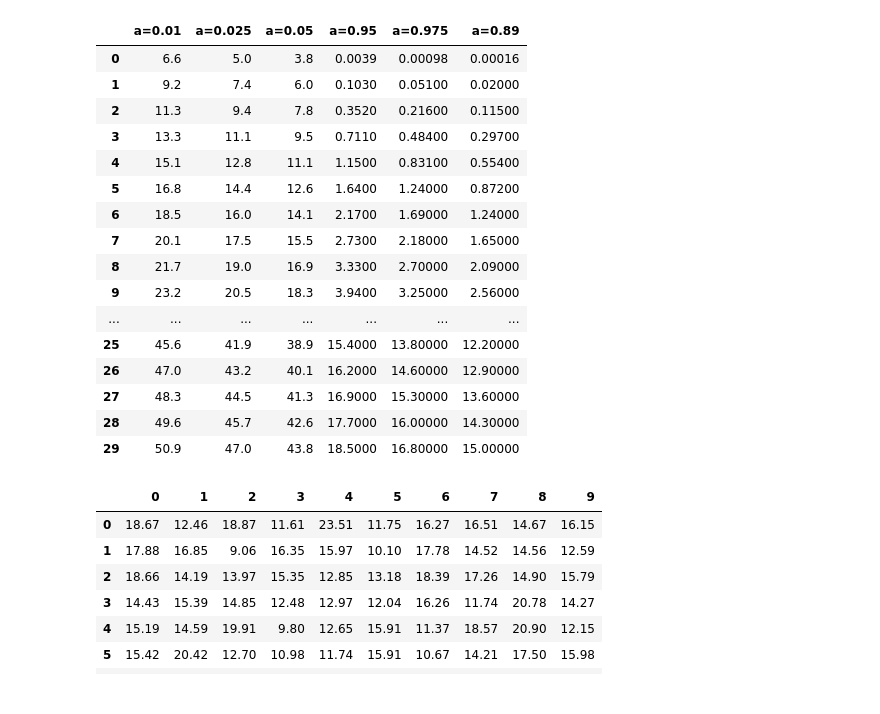
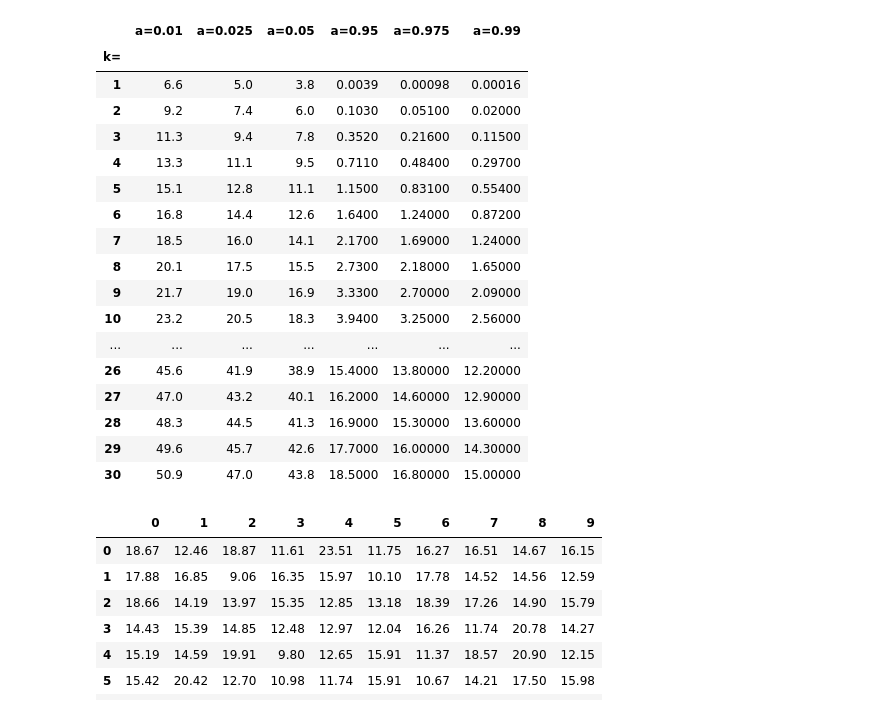
Before and after one commit to TheDeaX-Lab/econometric_lab1, a Jupyter notebook: test.ipynb, the cells around one changed output. Saved outputs shown, nothing was run; the diff lists cells and outputs as text; code cells hidden in the pictures.

```diff
--- a/test.ipynb
+++ b/test.ipynb
@@ -10,33 +10,36 @@ from itertools import zip_longest
 # %%
 # Значения критических точек
 with open("crit_table.txt") as f:
     vals_crit = list(map(lambda x: float(x), f.read().replace(",", ".").split()))
-param_alpha = [0.01, 0.025, 0.05, 0.95, 0.975, 0.89]
+param_alpha = [0.01, 0.025, 0.05, 0.95, 0.975, 0.99]
 param_k = list(range(1, 31))
 def get_crit_val(a, k):
     a_index = param_alpha.index(a)
     k_index = param_k.index(k)
     return vals_crit[k_index*6 + a_index]
-df = pandas.DataFrame(chunked(vals_crit, 6), columns=list(map(lambda x: "a=" + str(x), param_alpha)))
+lst_vals_crit = list(chunked(vals_crit, 6))
+df = pandas.DataFrame(map(lambda i: [param_k[i]] + lst_vals_crit[i], range(len(param_k))) , columns=['k=']+ list(map(lambda x: "a=" + str(x), param_alpha)))
+df = df.set_index("k=")
 df
 # %% [output]
-|  | a=0.01 | a=0.025 | a=0.05 | a=0.95 | a=0.975 | a=0.89 |
-| 0 | 6.6 | 5.0 | 3.8 | 0.0039 | 0.00098 | 0.00016 |
-| 1 | 9.2 | 7.4 | 6.0 | 0.1030 | 0.05100 | 0.02000 |
-| 2 | 11.3 | 9.4 | 7.8 | 0.3520 | 0.21600 | 0.11500 |
-| 3 | 13.3 | 11.1 | 9.5 | 0.7110 | 0.48400 | 0.29700 |
-| 4 | 15.1 | 12.8 | 11.1 | 1.1500 | 0.83100 | 0.55400 |
-| 5 | 16.8 | 14.4 | 12.6 | 1.6400 | 1.24000 | 0.87200 |
-| 6 | 18.5 | 16.0 | 14.1 | 2.1700 | 1.69000 | 1.24000 |
-| 7 | 20.1 | 17.5 | 15.5 | 2.7300 | 2.18000 | 1.65000 |
-| 8 | 21.7 | 19.0 | 16.9 | 3.3300 | 2.70000 | 2.09000 |
-| 9 | 23.2 | 20.5 | 18.3 | 3.9400 | 3.25000 | 2.56000 |
+|  | a=0.01 | a=0.025 | a=0.05 | a=0.95 | a=0.975 | a=0.99 |
+| k= |  |  |  |  |  |  |
+| 1 | 6.6 | 5.0 | 3.8 | 0.0039 | 0.00098 | 0.00016 |
+| 2 | 9.2 | 7.4 | 6.0 | 0.1030 | 0.05100 | 0.02000 |
+| 3 | 11.3 | 9.4 | 7.8 | 0.3520 | 0.21600 | 0.11500 |
+| 4 | 13.3 | 11.1 | 9.5 | 0.7110 | 0.48400 | 0.29700 |
+| 5 | 15.1 | 12.8 | 11.1 | 1.1500 | 0.83100 | 0.55400 |
+| 6 | 16.8 | 14.4 | 12.6 | 1.6400 | 1.24000 | 0.87200 |
+| 7 | 18.5 | 16.0 | 14.1 | 2.1700 | 1.69000 | 1.24000 |
+| 8 | 20.1 | 17.5 | 15.5 | 2.7300 | 2.18000 | 1.65000 |
+| 9 | 21.7 | 19.0 | 16.9 | 3.3300 | 2.70000 | 2.09000 |
+| 10 | 23.2 | 20.5 | 18.3 | 3.9400 | 3.25000 | 2.56000 |
 | ... | ... | ... | ... | ... | ... | ... |
-| 25 | 45.6 | 41.9 | 38.9 | 15.4000 | 13.80000 | 12.20000 |
-| 26 | 47.0 | 43.2 | 40.1 | 16.2000 | 14.60000 | 12.90000 |
-| 27 | 48.3 | 44.5 | 41.3 | 16.9000 | 15.30000 | 13.60000 |
-| 28 | 49.6 | 45.7 | 42.6 | 17.7000 | 16.00000 | 14.30000 |
-| 29 | 50.9 | 47.0 | 43.8 | 18.5000 | 16.80000 | 15.00000 |
+| 26 | 45.6 | 41.9 | 38.9 | 15.4000 | 13.80000 | 12.20000 |
+| 27 | 47.0 | 43.2 | 40.1 | 16.2000 | 14.60000 | 12.90000 |
+| 28 | 48.3 | 44.5 | 41.3 | 16.9000 | 15.30000 | 13.60000 |
+| 29 | 49.6 | 45.7 | 42.6 | 17.7000 | 16.00000 | 14.30000 |
+| 30 | 50.9 | 47.0 | 43.8 | 18.5000 | 16.80000 | 15.00000 |
 # %%
 # Вариант 2, набор данных по фондовооруженности предприятия 100 наблюдений
 with open("var.txt") as f:
```
Also changed, not shown: parts of 2 cells of this notebook.
